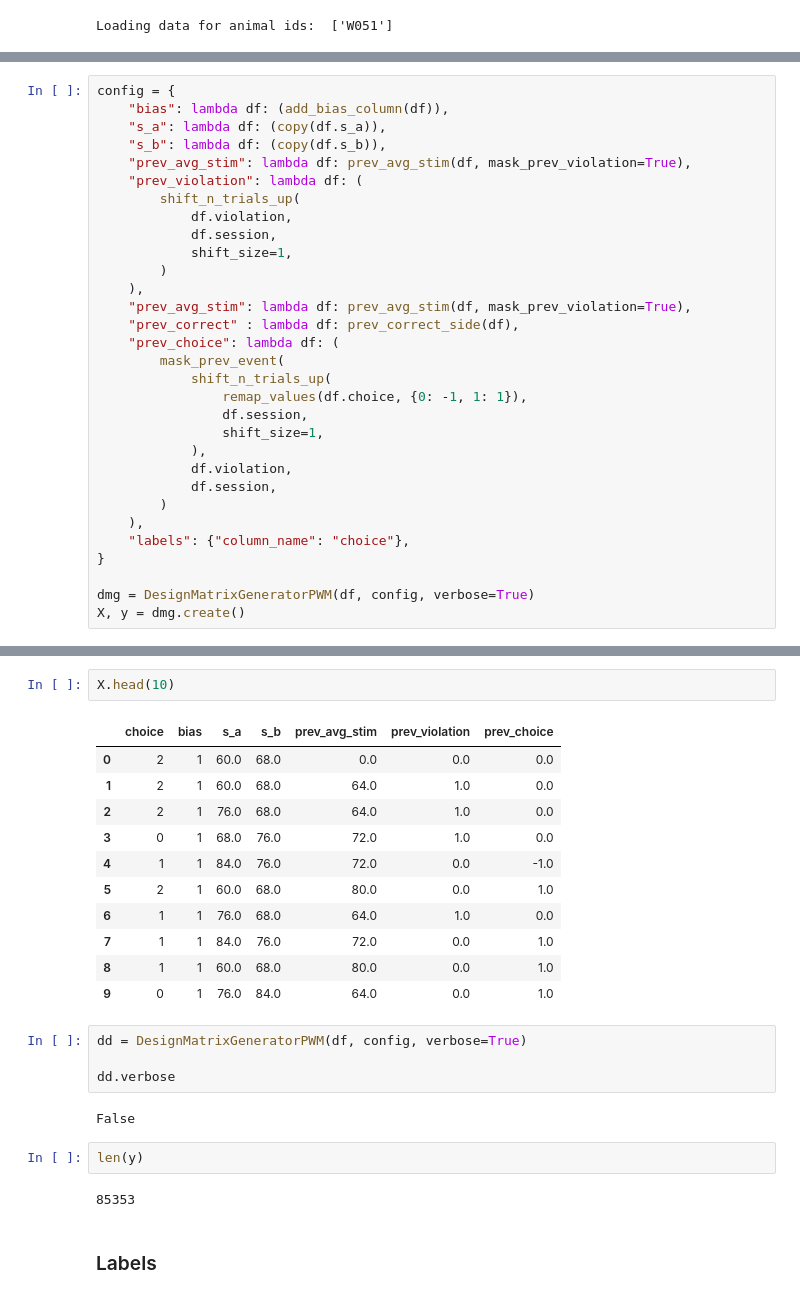
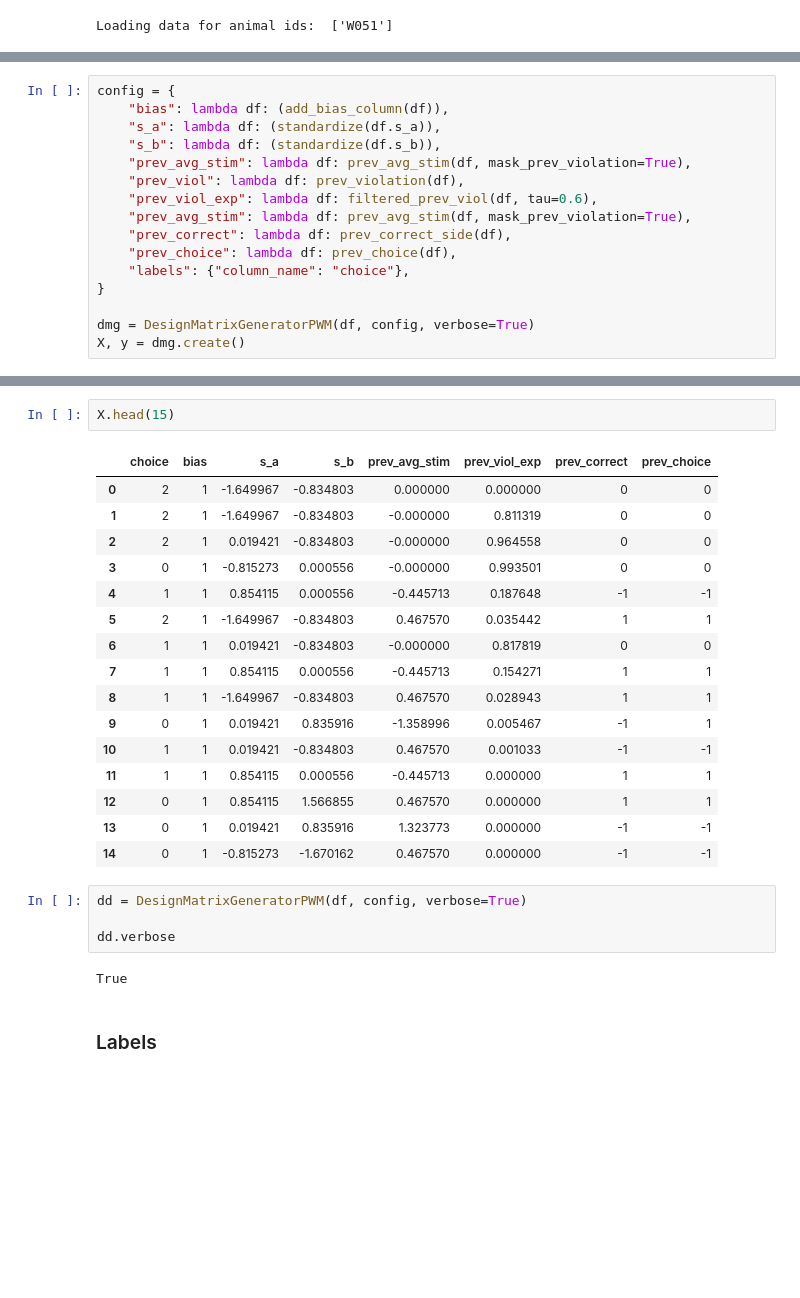
Before and after one commit to jess-breda/violations-multinomial, a Jupyter notebook: notebooks/2024_02_26_dev_new_dmg.ipynb, the cells around one changed output, grey strips where cells are left out. Drawn from its saved outputs; the diff is of its cells as text; blank space fills up the shorter version.

```diff
--- a/notebooks/2024_02_26_dev_new_dmg.ipynb
+++ b/notebooks/2024_02_26_dev_new_dmg.ipynb
@@ -25,29 +139,14 @@ Loading data for animal ids:  ['W051']
 # %%
 config = {
     "bias": lambda df: (add_bias_column(df)),
-    "s_a": lambda df: (copy(df.s_a)),
-    "s_b": lambda df: (copy(df.s_b)),
+    "s_a": lambda df: (standardize(df.s_a)),
+    "s_b": lambda df: (standardize(df.s_b)),
     "prev_avg_stim": lambda df: prev_avg_stim(df, mask_prev_violation=True),
-    "prev_violation": lambda df: (
-        shift_n_trials_up(
-            df.violation,
-            df.session,
-            shift_size=1,
-        )
-    ),
+    "prev_viol": lambda df: prev_violation(df),
+    "prev_viol_exp": lambda df: filtered_prev_viol(df, tau=0.6),
     "prev_avg_stim": lambda df: prev_avg_stim(df, mask_prev_violation=True),
-    "prev_correct" : lambda df: prev_correct_side(df),
-    "prev_choice": lambda df: (
-        mask_prev_event(
-            shift_n_trials_up(
-                remap_values(df.choice, {0: -1, 1: 1}),
-                df.session,
-                shift_size=1,
-            ),
-            df.violation,
-            df.session,
-        )
-    ),
+    "prev_correct": lambda df: prev_correct_side(df),
+    "prev_choice": lambda df: prev_choice(df),
     "labels": {"column_name": "choice"},
 }
 
@@ -66,27 +159,28 @@ Name: count, dtype: int64
 # %%
-X.head(10)
+X.head(15)
 # %% [output]
-|  | choice | bias | s_a | s_b | prev_avg_stim | prev_violation | prev_choice |
-| 0 | 2 | 1 | 60.0 | 68.0 | 0.0 | 0.0 | 0.0 |
-| 1 | 2 | 1 | 60.0 | 68.0 | 64.0 | 1.0 | 0.0 |
-| 2 | 2 | 1 | 76.0 | 68.0 | 64.0 | 1.0 | 0.0 |
-| 3 | 0 | 1 | 68.0 | 76.0 | 72.0 | 1.0 | 0.0 |
-| 4 | 1 | 1 | 84.0 | 76.0 | 72.0 | 0.0 | -1.0 |
-| 5 | 2 | 1 | 60.0 | 68.0 | 80.0 | 0.0 | 1.0 |
-| 6 | 1 | 1 | 76.0 | 68.0 | 64.0 | 1.0 | 0.0 |
-| 7 | 1 | 1 | 84.0 | 76.0 | 72.0 | 0.0 | 1.0 |
-| 8 | 1 | 1 | 60.0 | 68.0 | 80.0 | 0.0 | 1.0 |
-| 9 | 0 | 1 | 76.0 | 84.0 | 64.0 | 0.0 | 1.0 |
+|  | choice | bias | s_a | s_b | prev_avg_stim | prev_viol_exp | prev_correct | prev_choice |
+| 0 | 2 | 1 | -1.649967 | -0.834803 | 0.000000 | 0.000000 | 0 | 0 |
+| 1 | 2 | 1 | -1.649967 | -0.834803 | -0.000000 | 0.811319 | 0 | 0 |
+| 2 | 2 | 1 | 0.019421 | -0.834803 | -0.000000 | 0.964558 | 0 | 0 |
+| 3 | 0 | 1 | -0.815273 | 0.000556 | -0.000000 | 0.993501 | 0 | 0 |
+| 4 | 1 | 1 | 0.854115 | 0.000556 | -0.445713 | 0.187648 | -1 | -1 |
+| 5 | 2 | 1 | -1.649967 | -0.834803 | 0.467570 | 0.035442 | 1 | 1 |
+| 6 | 1 | 1 | 0.019421 | -0.834803 | -0.000000 | 0.817819 | 0 | 0 |
+| 7 | 1 | 1 | 0.854115 | 0.000556 | -0.445713 | 0.154271 | 1 | 1 |
+| 8 | 1 | 1 | -1.649967 | -0.834803 | 0.467570 | 0.028943 | 1 | 1 |
+| 9 | 0 | 1 | 0.019421 | 0.835916 | -1.358996 | 0.005467 | -1 | 1 |
+| 10 | 1 | 1 | 0.019421 | -0.834803 | 0.467570 | 0.001033 | -1 | -1 |
+| 11 | 1 | 1 | 0.854115 | 0.000556 | -0.445713 | 0.000000 | 1 | 1 |
+| 12 | 0 | 1 | 0.854115 | 1.566855 | 0.467570 | 0.000000 | 1 | 1 |
+| 13 | 0 | 1 | 0.019421 | 0.835916 | 1.323773 | 0.000000 | -1 | -1 |
+| 14 | 0 | 1 | -0.815273 | -1.670162 | 0.467570 | 0.000000 | -1 | -1 |
 # %%
 dd = DesignMatrixGeneratorPWM(df, config, verbose=True)
 
 dd.verbose
 # %% [output]
-False
+True
-# %%
-len(y)
-# %% [output]
-85353
 # %% [markdown]
 ### Labels
 # %%
```
Also changed, not shown: parts of 16 cells of this notebook, 1 other file.
